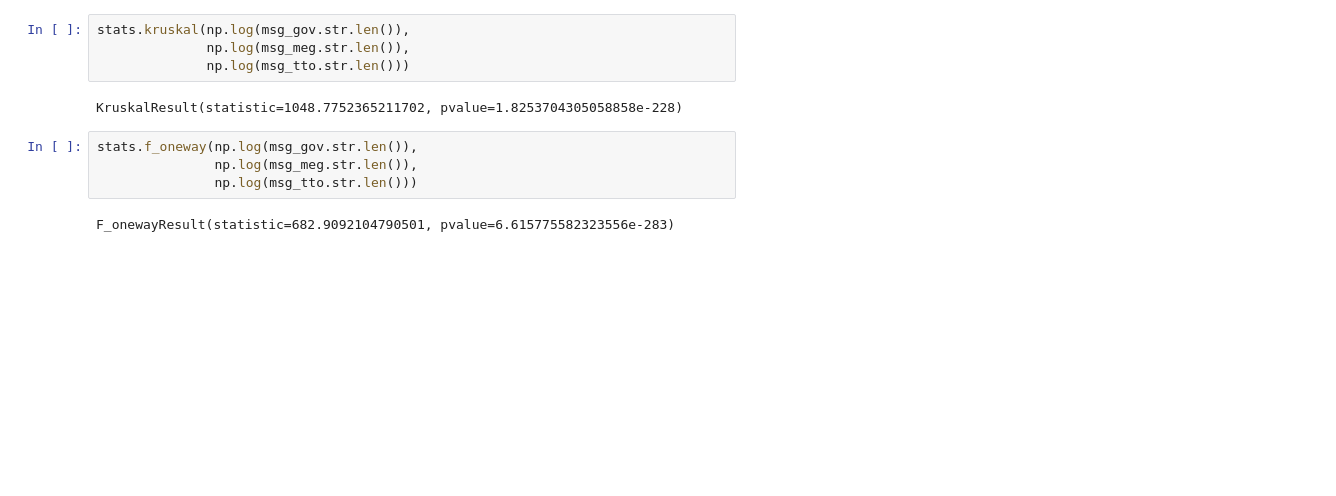
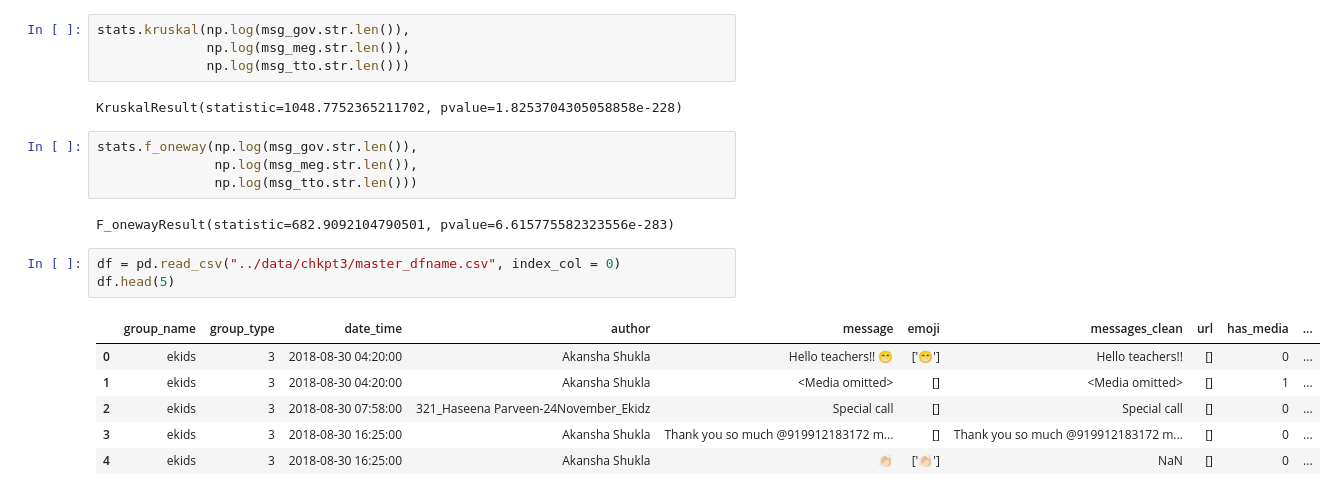
Before and after one commit to noelkonagai/specialization_project, a Jupyter notebook: code/chkpt3_visualization.ipynb, the cells around one changed output. Drawn from its saved outputs; the diff is of its cells as text; blank space fills up the shorter version.

```diff
--- a/code/chkpt3_visualization.ipynb
+++ b/code/chkpt3_visualization.ipynb
@@ -131,3 +131,13 @@ stats.f_oneway(np.log(msg_gov.str.len()),
                np.log(msg_tto.str.len()))
 # %% [output]
 F_onewayResult(statistic=682.9092104790501, pvalue=6.615775582323556e-283)
+# %%
+df = pd.read_csv("../data/chkpt3/master_dfname.csv", index_col = 0)
+df.head(5)
+# %% [output]
+|  | group_name | group_type | date_time | author | message | emoji | messages_clean | url | has_media | ... |
+| 0 | ekids | 3 | 2018-08-30 04:20:00 | Akansha Shukla | Hello teachers!! 😁 | ['😁'] | Hello teachers!! | [] | 0 | ... |
+| 1 | ekids | 3 | 2018-08-30 04:20:00 | Akansha Shukla | <Media omitted> | [] | <Media omitted> | [] | 1 | ... |
+| 2 | ekids | 3 | 2018-08-30 07:58:00 | 321_Haseena Parveen-24November_Ekidz | Special call | [] | Special call | [] | 0 | ... |
+| 3 | ekids | 3 | 2018-08-30 16:25:00 | Akansha Shukla | Thank you so much @919912183172 m... | [] | Thank you so much @919912183172 m... | [] | 0 | ... |
+| 4 | ekids | 3 | 2018-08-30 16:25:00 | Akansha Shukla | 👏🏻 | ['👏🏻'] | NaN | [] | 0 | ... |
```
Also changed, not shown: parts of 6 cells of this notebook, 11 other files.
